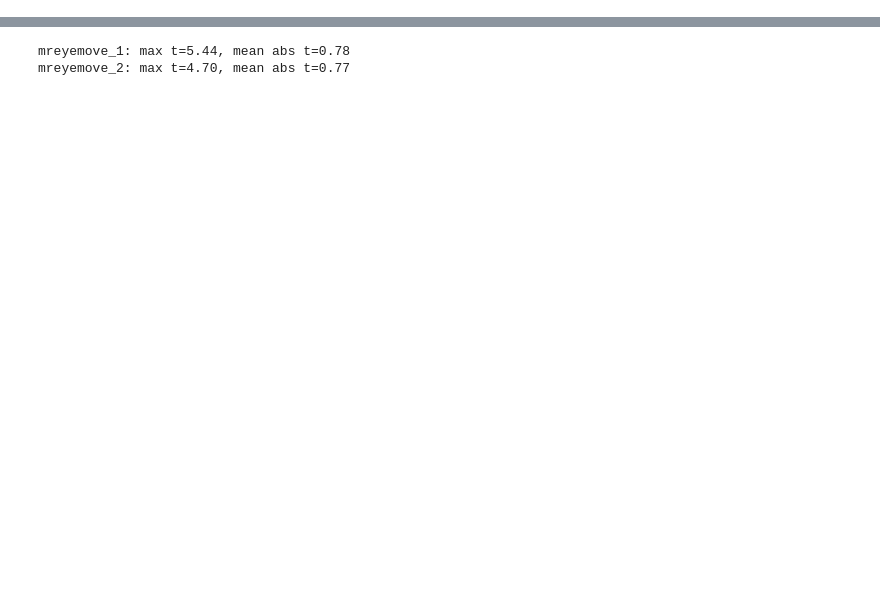
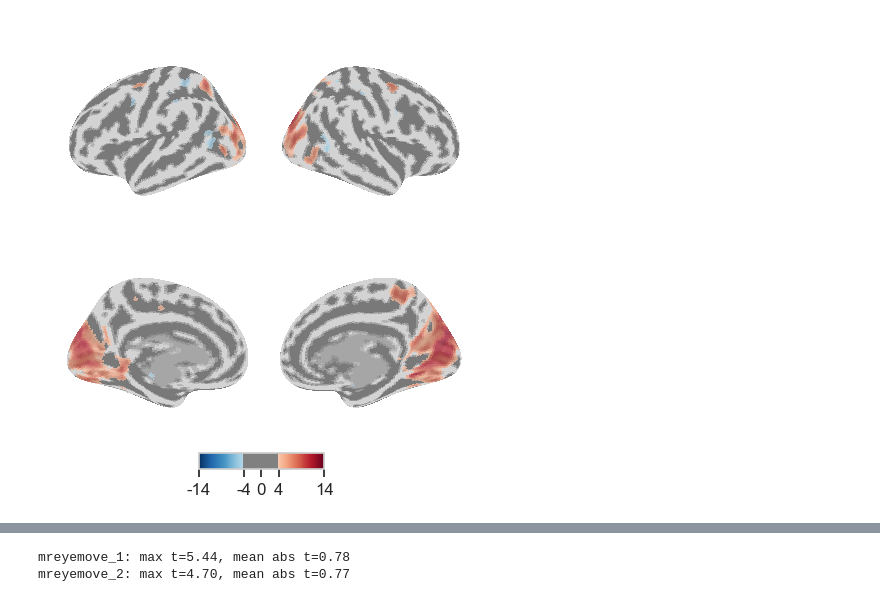
Before and after one commit to BCN-lab/sleepMReye, a Jupyter notebook: sleepmreye/notebooks/roi_analysis.ipynb, the cells around one changed output, grey strips where cells are left out. Saved outputs shown, nothing was run; the diff lists cells and outputs as text; code cells hidden in the pictures; blank space fills up the shorter version.

```diff
--- a/sleepmreye/notebooks/roi_analysis.ipynb
+++ b/sleepmreye/notebooks/roi_analysis.ipynb
@@ -39,0 +111,76 @@ df
+# %%
+import nilearn
+from nilearn.surface import load_surf_data
+from matplotlib import pyplot as plt
+import numpy as np
+from mreyemove.analysis.glm.atlas import fetch_atlas
+
+subject = "08"
+threshold = 4
+contrasts = ["mreyemove_W"]
+roi = [0, 180]
+
+subject_data, _ = mrio.load_subject_level_glm_data(subject=subject, contrasts=contrasts, desc_add=desc_add)
+t_map = subject_data[contrasts[0]].stat
+
+atlas = fetch_atlas("glasser")
+masker = nilearn.maskers.NiftiLabelsMasker(
+    labels_img=atlas.maps,
+    labels=atlas.labels,
+    standardize=False,
+    memory="nilearn_cache",
+    verbose=0,
+    strategy="mean",
+)
+vals = masker.fit_transform(t_map)
+
+
+
+# fsaverage = nilearn.datasets.fetch_surf_fsaverage("fsaverage5")
+#
+# hemis_views = [
+#   ("left", "lateral"), ("left", "medial"),
+#   ("right", "lateral"), ("right", "medial"),
+# ]
+#
+# fig, axes = plt.subplots(1, 4, figsize=(20, 5), subplot_kw={"projection": "3d"})
+#
+# for ax, (hemi, view) in zip(axes, hemis_views):
+#   pial = fsaverage[f"infl_{hemi}"]
+#   curv_map = load_surf_data(fsaverage[f"curv_{hemi}"])
+#   bg_map = (np.sign(curv_map) + 1) / 4 + 0.25
+#
+#   texture = nilearn.surface.vol_to_surf(
+#       combined_img, fsaverage[f"pial_{hemi}"],
+#       interpolation="nearest_most_frequent", radius=4,
+#   )
+
+nilearn.plotting.plot_img_on_surf(
+  stat_map=t_map,
+  surf_mesh="fsaverage5",
+  # roi_map=texture,
+  # hemi=hemi,
+  # view=view,
+  # bg_map=bg_map,
+  bg_on_data=True,
+  # title=f"{hemi.capitalize()} {view}",
+  colorbar=True,
+    threshold=threshold,
+    inflate=True,
+  # vmin=0,
+  # vmax=n_rois,
+  # cmap=cmap,
+  # figure=fig,
+  # axes=ax,
+)
+
+# legend_handles = [
+#   Patch(facecolor=colors[i + 1], label=name)
+#   for i, name in enumerate(roi_names)
+# ]
+# fig.legend(handles=legend_handles, loc="lower center", ncol=n_rois, fontsize=11)
+# fig.subplots_adjust(bottom=0.12)
+# fig.savefig("/Users/zach/Desktop/roi_surface_all.png", dpi=300, bbox_inches="tight")
+plt.show()
+# %% [output]
+[figure, added]
```
Also changed, not shown: parts of 29 cells of this notebook, 5 other files.
